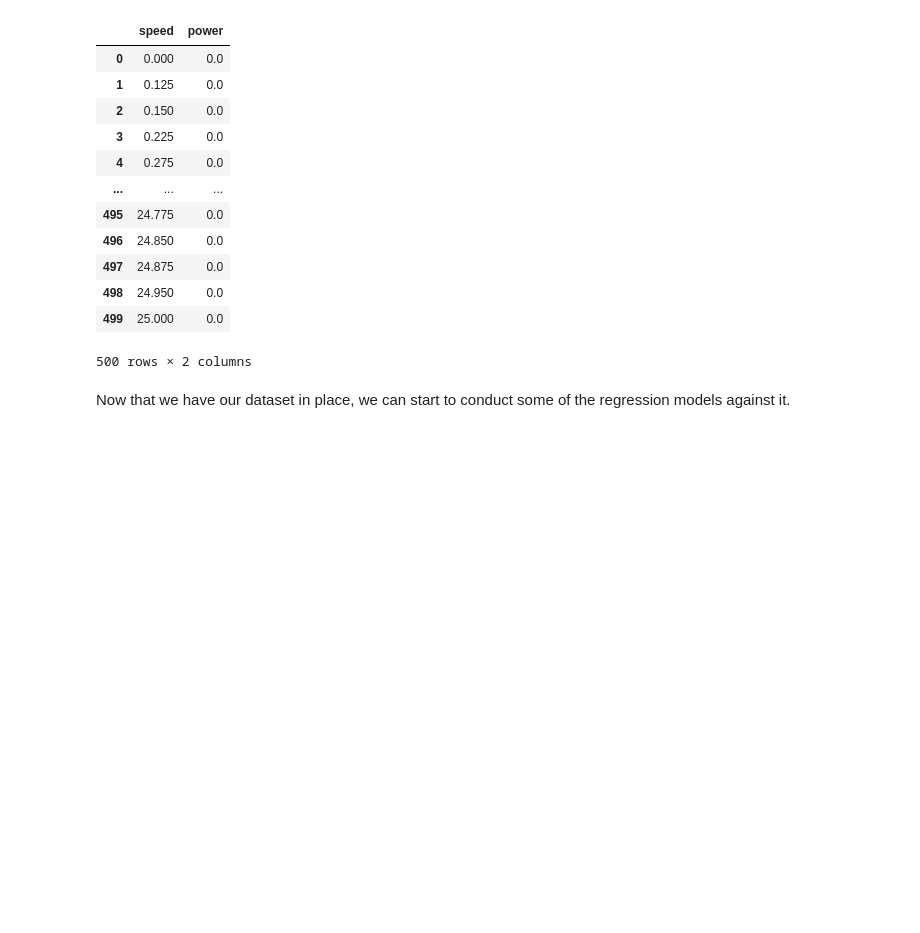
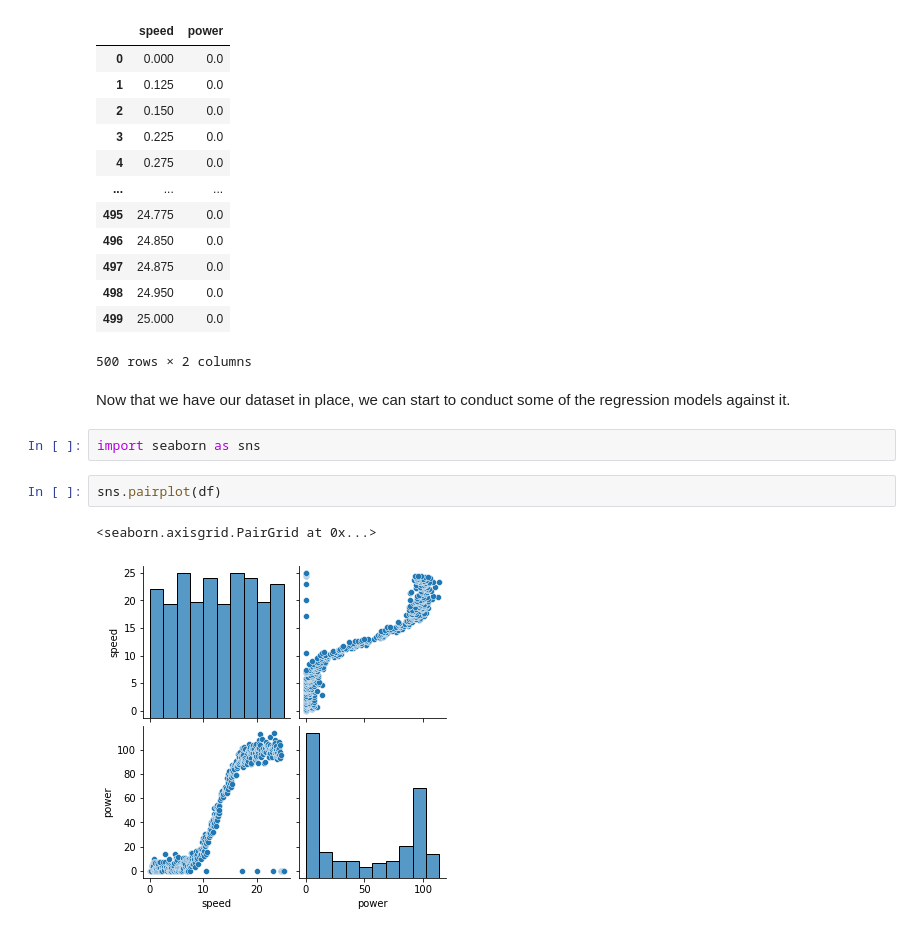
Before and after one commit to jonkavana/FODA---Project-2021, a Jupyter notebook: Fundamentals of Data Analytics Project 2020.ipynb, the cells around one changed output. Drawn from its saved outputs; the diff is of its cells as text; blank space fills up the shorter version.

Commit message:
testing to see if seaborn can visually match the df

```diff
--- a/Fundamentals of Data Analytics Project 2020.ipynb
+++ b/Fundamentals of Data Analytics Project 2020.ipynb
@@ -30,3 +30,10 @@ df
 500 rows × 2 columns
 # %% [markdown]
 Now that we have our dataset in place, we can start to conduct some of the regression models against it.
+# %%
+import seaborn as sns
+# %%
+sns.pairplot(df)
+# %% [output]
+<seaborn.axisgrid.PairGrid at 0x...>
+[figure, added]
```
Also changed, not shown: parts of 1 cell of this notebook.
